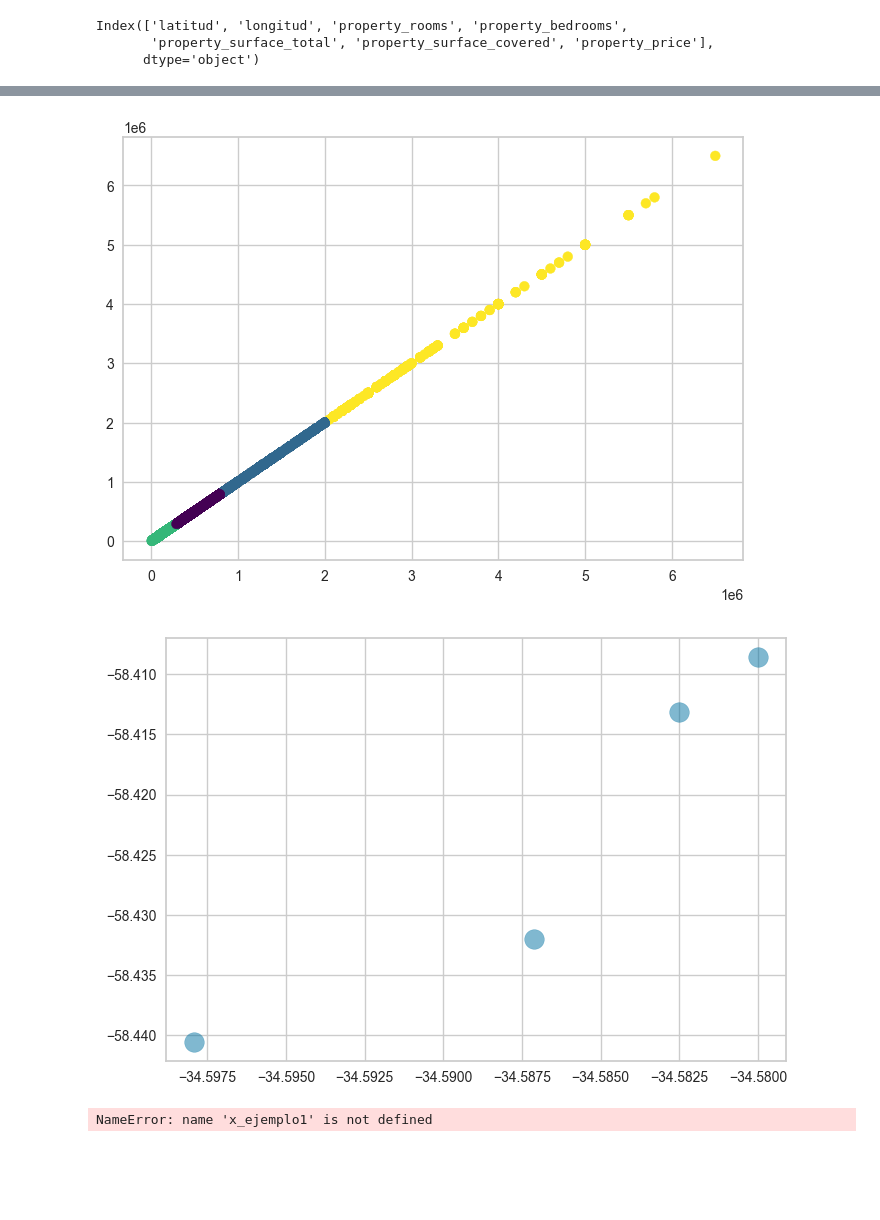
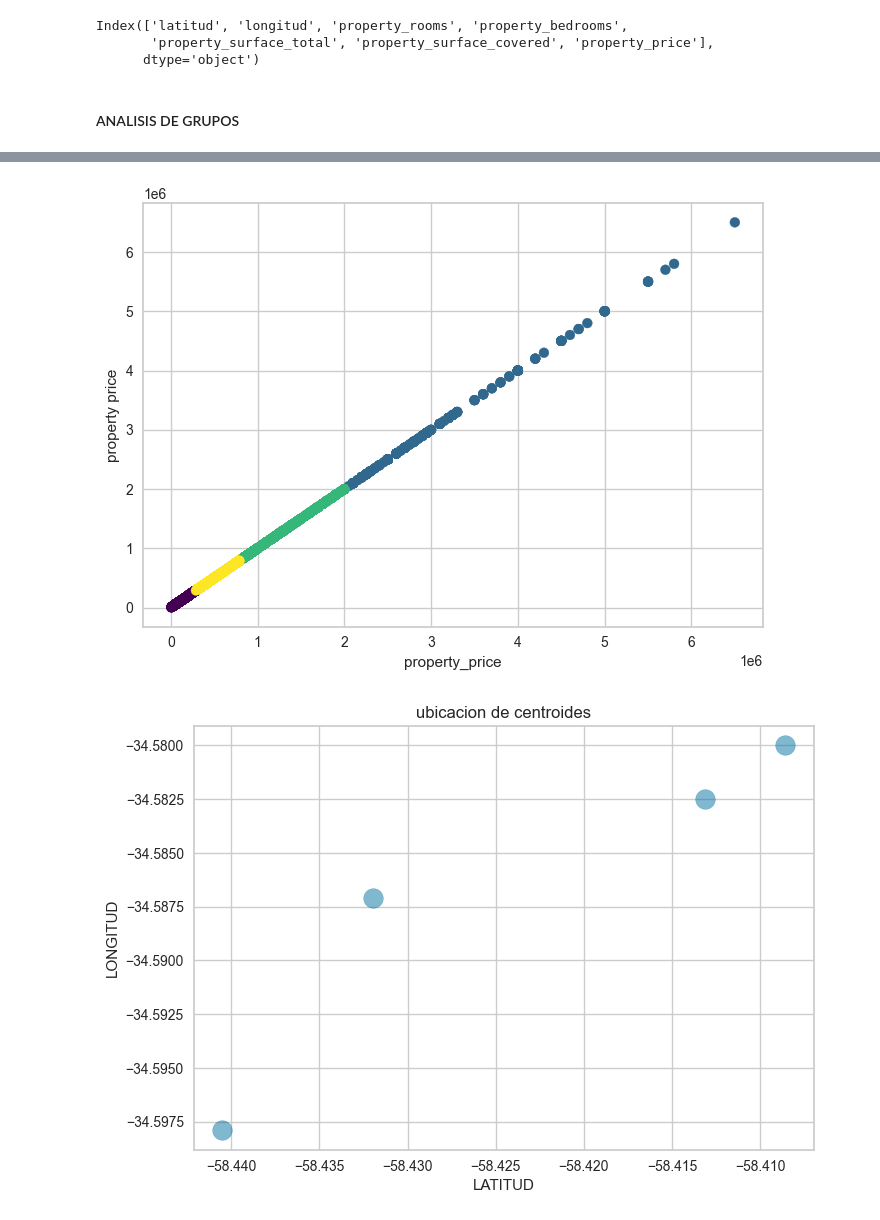
Before and after one commit to iankvdh/Organizacion-de-Datos-2C2022-GRUPO22, a Jupyter notebook: 7506R_TP1_GRUPO22_ENTREGA_AGRUPAMIENTO.ipynb, the cells around one changed output, grey strips where cells are left out. Drawn from its saved outputs; the diff is of its cells as text; code cells hidden in the pictures; blank space fills up the shorter version.

Commit message:
faltan algunas cosas y repetir con 3 clusters

```diff
--- a/7506R_TP1_GRUPO22_ENTREGA_AGRUPAMIENTO.ipynb
+++ b/7506R_TP1_GRUPO22_ENTREGA_AGRUPAMIENTO.ipynb
@@ -127,3 +144,5 @@ print(datos_numericos.columns)
 Index(['latitud', 'longitud', 'property_rooms', 'property_bedrooms',
        'property_surface_total', 'property_surface_covered', 'property_price'],
       dtype='object')
+# %% [markdown]
+#### ANALISIS DE GRUPOS
@@ -130,12 +153,10 @@ Index(['latitud', 'longitud', 'property_rooms', 'property_bedrooms',
 # %%
-kmeans = KMeans(n_clusters=4)  #Creamos un objeto de la clase KMeans para realizar el agrupamiento
-kmeans.fit(datos_numericos) #Entrenamos el algoritmo para que aprenda cómo agrupar
-predict = kmeans.predict(datos_numericos)
-
 #for i in predict:
 #    print(i)
 for i in datos_numericos.columns:
     plt.scatter(datos_numericos.loc[:,i], datos_numericos.loc[:,'property_price'], c=predict, s=50, cmap='viridis' )
+    plt.xlabel(i)
+    plt.ylabel('property price')
     plt.show()
 
 #for i in datos_numericos.columns:
@@ -144,6 +165,9 @@ for i in datos_numericos.columns:
 #        plt.show()
 
 centers = kmeans.cluster_centers_
-plt.scatter(centers[:, 0], centers[:, 1], s=200, alpha=0.5)
+plt.scatter(centers[:, 1], centers[:, 0], s=200, alpha=0.5)
+plt.title('ubicacion de centroides')
+plt.xlabel('LATITUD')
+plt.ylabel('LONGITUD')
 plt.show()
 # %% [output]
@@ -156,14 +180,2 @@ plt.show()
-[figure, old version]
+[figure, new version]
-[figure, old version]
+[figure, new version]
-# %%
-kmeans = KMeans(n_clusters=4)  #Creamos un objeto de la clase KMeans para realizar el agrupamiento
-kmeans.fit(x_ejemplo1) #Entrenamos el algoritmo para que aprenda cómo agrupar
-predict = kmeans.predict(x_ejemplo1)
- print()
-plt.scatter(x_ejemplo1[:, 0], x_ejemplo1[:, 1], c=predict, s=50, cmap='viridis')
-
-centers = kmeans.cluster_centers_
-plt.scatter(centers[:, 0], centers[:, 1], c='black', s=200, alpha=0.5,marker='.')
-plt.show()
-# %% [output]
-NameError: name 'x_ejemplo1' is not defined
```
Also changed, not shown: parts of 19 cells of this notebook.
